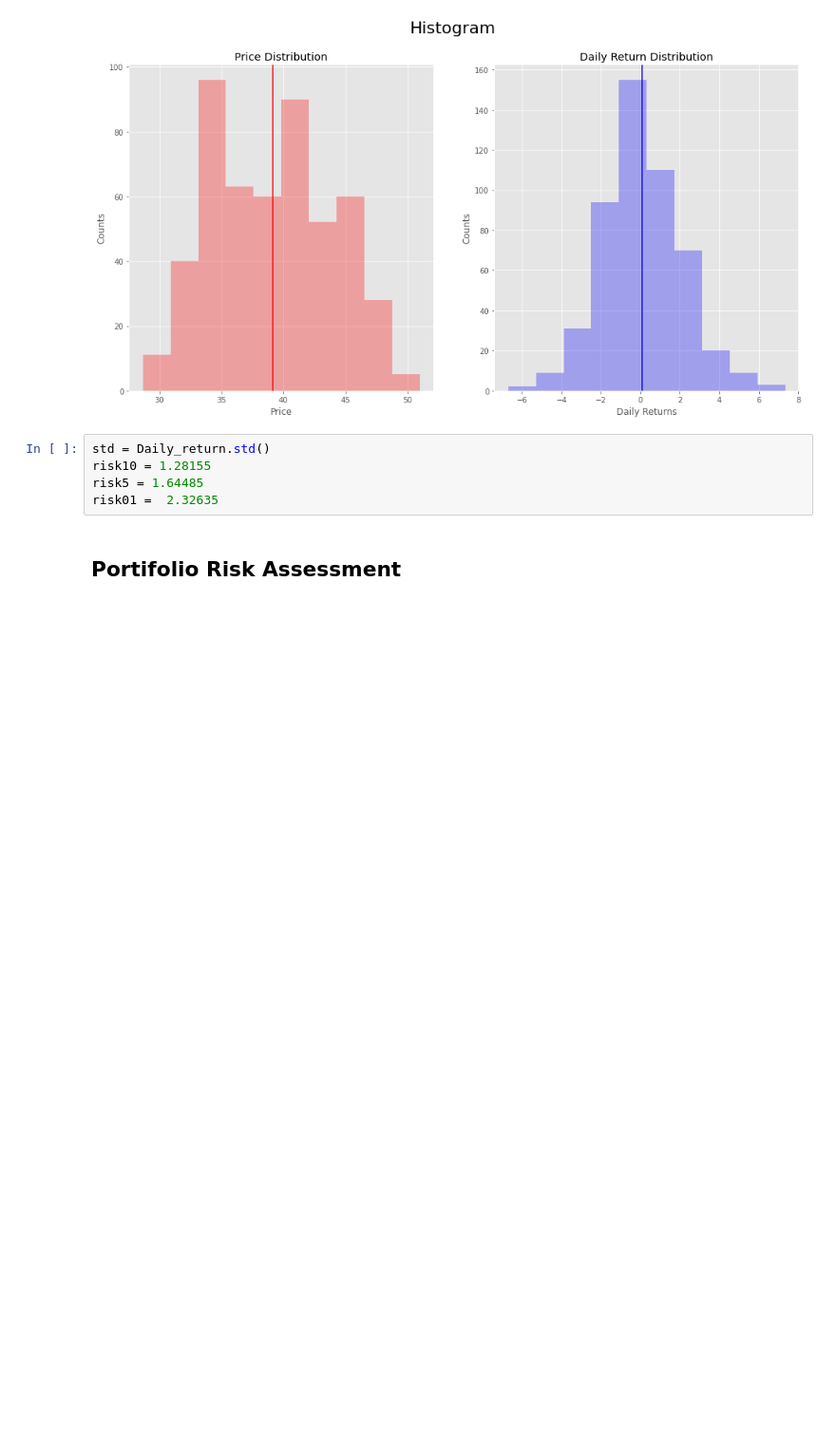
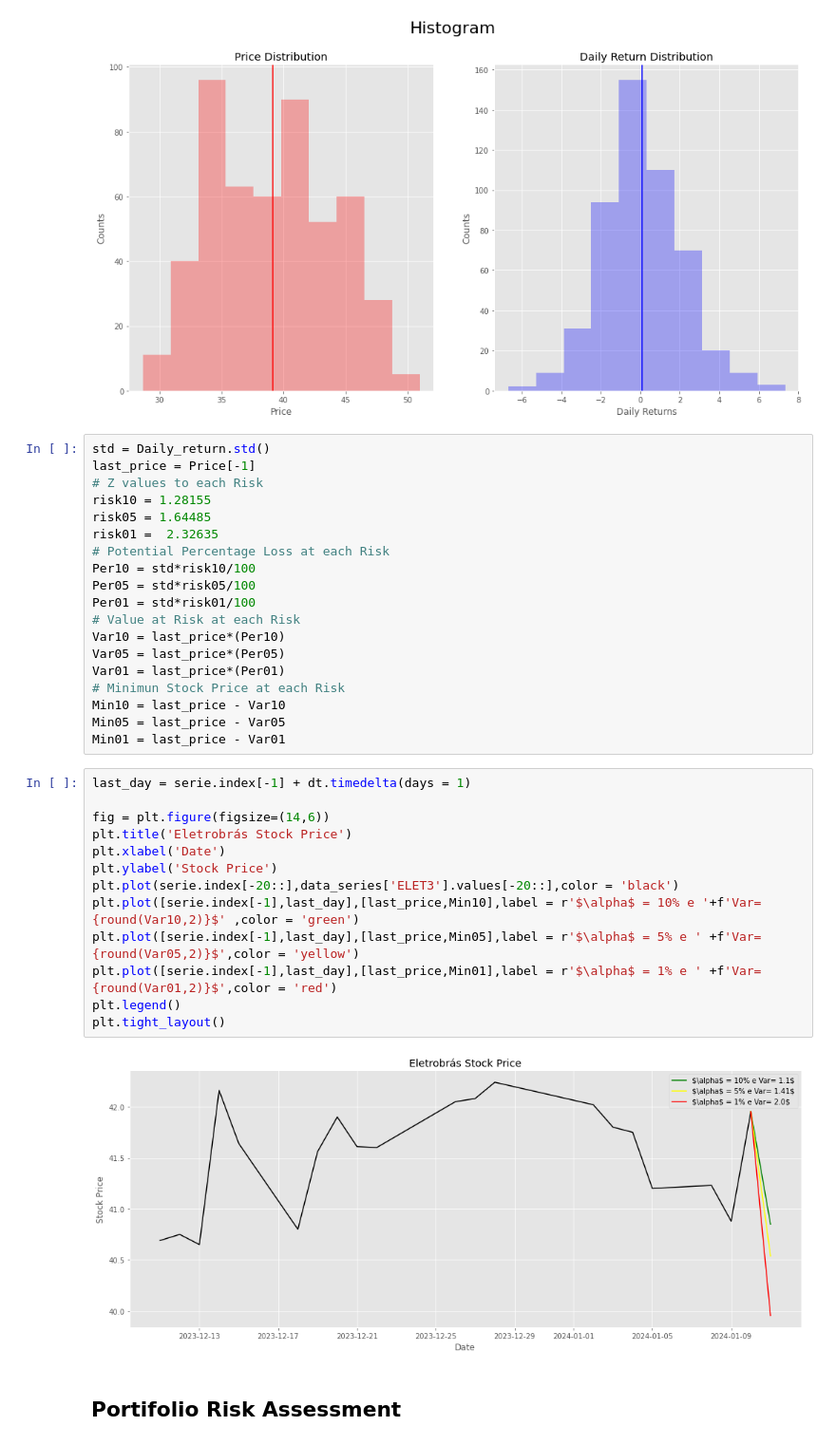
Before and after one commit to IsraelFPM/Risk-Analysis, a Jupyter notebook: ValueAtRisk.ipynb, the cells around one changed output. Shown at 95% size. Drawn from its saved outputs; the diff is of its cells as text; blank space fills up the shorter version.

```diff
--- a/ValueAtRisk.ipynb
+++ b/ValueAtRisk.ipynb
@@ -124,11 +130,40 @@ axs[1].set_title('Daily Return Distribution')
 plt.show()
 # %% [output]
 [figure]
-# %%
-std = Daily_return.std()
-risk10 = 1.28155
-risk5 = 1.64485
-risk01 =  2.32635
+# %%
+std = Daily_return.std()
+last_price = Price[-1]
+# Z values to each Risk
+risk10 = 1.28155
+risk05 = 1.64485
+risk01 =  2.32635
+# Potential Percentage Loss at each Risk
+Per10 = std*risk10/100
+Per05 = std*risk05/100
+Per01 = std*risk01/100
+# Value at Risk at each Risk
+Var10 = last_price*(Per10)
+Var05 = last_price*(Per05)
+Var01 = last_price*(Per01)
+# Minimun Stock Price at each Risk
+Min10 = last_price - Var10
+Min05 = last_price - Var05
+Min01 = last_price - Var01
+# %%
+last_day = serie.index[-1] + dt.timedelta(days = 1)
+
+fig = plt.figure(figsize=(14,6))
+plt.title('Eletrobrás Stock Price')
+plt.xlabel('Date')
+plt.ylabel('Stock Price')
+plt.plot(serie.index[-20::],data_series['ELET3'].values[-20::],color = 'black')
+plt.plot([serie.index[-1],last_day],[last_price,Min10],label = r'$\alpha$ = 10% e '+f'Var= {round(Var10,2)}$' ,color = 'green')
+plt.plot([serie.index[-1],last_day],[last_price,Min05],label = r'$\alpha$ = 5% e ' +f'Var= {round(Var05,2)}$',color = 'yellow')
+plt.plot([serie.index[-1],last_day],[last_price,Min01],label = r'$\alpha$ = 1% e ' +f'Var= {round(Var01,2)}$',color = 'red')
+plt.legend()
+plt.tight_layout()
+# %% [output]
+[figure, added]
 # %% [markdown]
 ## Portifolio Risk Assessment
 # %% [markdown]
```
Also changed, not shown: parts of 4 cells of this notebook.
